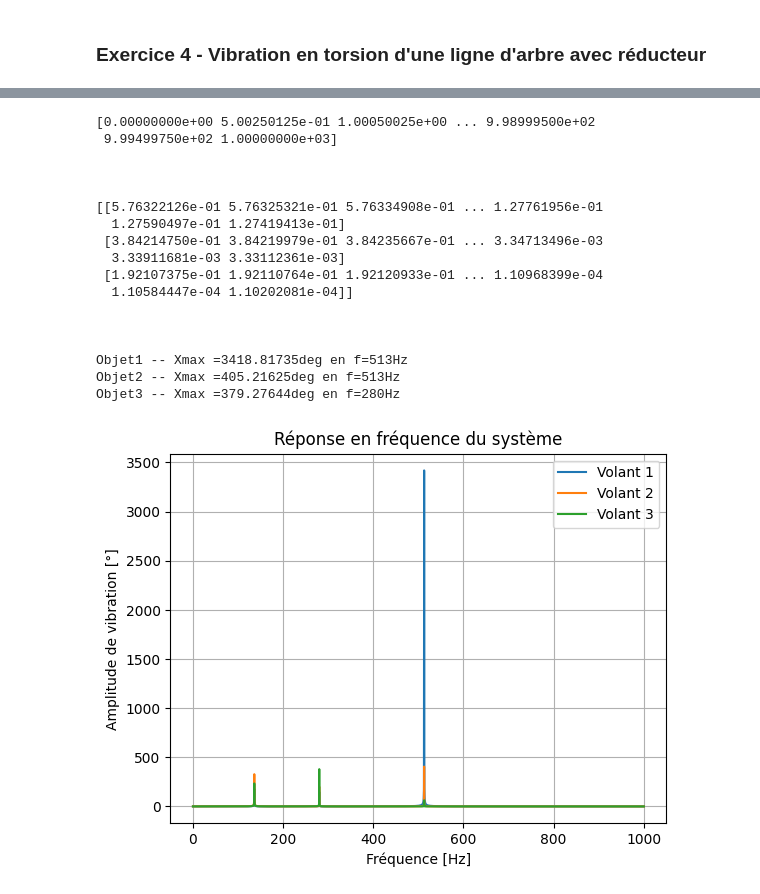
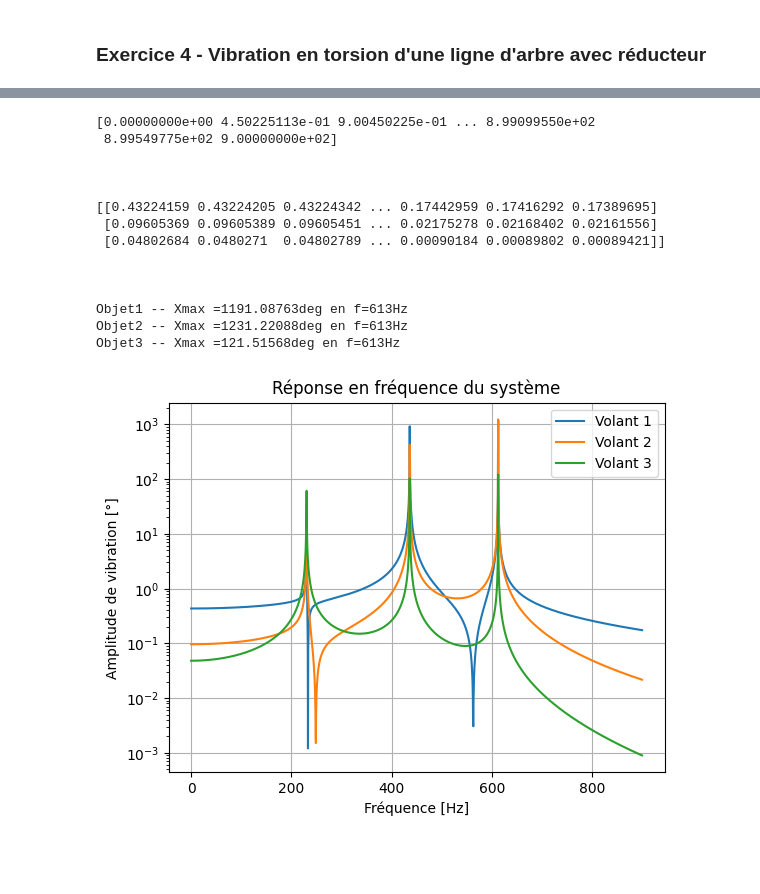
Before and after one commit to Clotilde636/Projet_CSV, a Jupyter notebook: TD02.ipynb, the cells around one changed output, grey strips where cells are left out. Saved outputs shown, nothing was run; the diff lists cells and outputs as text; code cells hidden in the pictures; blank space fills up the shorter version.

```diff
--- a/TD02.ipynb
+++ b/TD02.ipynb
@@ -75,7 +22,3 @@ def modePropre(M,K):
 
     # En théorie il faudrait réorganiser les matrices pour reclasser les modes
     return(valPropre, vecPropre)
-# %%
-A = modePropre(M, K)
-print("Valeurs propres :\n", A[0])
-print("\nVecteurs propres :\n", A[1])
@@ -139,25 +70,3 @@ def repFrequence(M, K, F, fmin, fmax):
             Teta[j][i] = np.abs(Y*convRadDeg)
 
     return(w*convPulsFreq, Teta)
-# %%
-data = repFrequence(M, K, F, 0, 40000)
-print(data[0])
-print("\n\n")
-print(data[1])
-
-for i, ln in enumerate(data[1]):
-    yplt.plot(data[0], ln, label="Volant "+str(i+1))
-yplt.title("Réponse en fréquence du système")
-yplt.grid()
-yplt.xlabel("Fréquence [hz]")
-yplt.ylabel("Amplitude de vibration [°]")
-yplt.legend()
-
-#" - max def = " + max(ln)) + " en f="+ str(np.where(ln == max(ln)[0][0])*convPulsFreq)
-
-print("\n\n")
-for i, ln in enumerate(data[1]):
-    txt = "Objet" + str(i+1) + " -- Xmax ="
-    txt += str(round(max(ln),5)) + "deg en f="
-    txt += str(round(data[0][np.where(ln == max(ln))[0][0]])) + "Hz"
-    print(txt)
@@ -186,10 +74,10 @@ On constate sur ce graphique qu'il n'y a que 2 pics, autour de 8 500Hz et 21 000
 ### Exercice 4 - Vibration en torsion d'une ligne d'arbre avec réducteur
 # %%
 # Définition des constantes
-J = 7.62e-4 #kg.m2
+J = 7.64e-4 #kg.m2
 Kt = 3.73e3 #N.m/rad
 Me = 50 #N.m
-r = 2 #-
+r = -2 #-
 Nddl = 3 #T1, T2, A4
 
 # Définition des matrices
@@ -201,7 +89,7 @@ F = np.zeros(Nddl)
   # Pour K
 
 for i in range (1, Nddl-1):
-    K[i][i] = 2*Kt
+    K[i][i] = Kt*(1+r**2)
     K[i][i-1] = -Kt
     K[i][i+1] = -Kt
 K[0][0] = 2*Kt
@@ -209,14 +97,14 @@ K[0][1] = -Kt
 K[-1][-1] = 2*Kt
 K[-1][-2] = -Kt
 
-print(K)
+print("K:\n", K, "\n")
 
   # Pour M
 M[0][0] = J
-M[1][1] = J*(1+r**2)
+M[1][1] = J+J*r**2/4
 M[2][2] = J*r**2
 
-print(M)
+print("M: \n", M)
 
   # Pour F
 F[0]=Me
@@ -245,41 +136,39 @@ Vecteurs propres :
 # %%
-data = repFrequence(M, K, F, 0, 1000)
+data = repFrequence(M, K, F, 0, 900)
 print(data[0])
 print("\n\n")
 print(data[1])
 
 for i, ln in enumerate(data[1]):
     yplt.plot(data[0], ln, label="Volant "+str(i+1))
 yplt.title("Réponse en fréquence du système")
 yplt.grid()
 yplt.xlabel("Fréquence [Hz]")
 yplt.ylabel("Amplitude de vibration [°]")
 yplt.legend()
 
+yplt.yscale('log')
 #" - max def = " + max(ln)) + " en f="+ str(np.where(ln == max(ln)[0][0])*convPulsFreq)
 
 print("\n\n")
 for i, ln in enumerate(data[1]):
     txt = "Objet" + str(i+1) + " -- Xmax ="
     txt += str(round(max(ln),5)) + "deg en f="
     txt += str(round(data[0][np.where(ln == max(ln))[0][0]])) + "Hz"
     print(txt)
 # %% [output]
-[0.00000000e+00 5.00250125e-01 1.00050025e+00 ... 9.98999500e+02
- 9.99499750e+02 1.00000000e+03]
+[0.00000000e+00 4.50225113e-01 9.00450225e-01 ... 8.99099550e+02
+ 8.99549775e+02 9.00000000e+02]
 
 
 
-[[5.76322126e-01 5.76325321e-01 5.76334908e-01 ... 1.27761956e-01
-  1.27590497e-01 1.27419413e-01]
- [3.84214750e-01 3.84219979e-01 3.84235667e-01 ... 3.34713496e-03
-  3.33911681e-03 3.33112361e-03]
- [1.92107375e-01 1.92110764e-01 1.92120933e-01 ... 1.10968399e-04
-  1.10584447e-04 1.10202081e-04]]
+[[0.43224159 0.43224205 0.43224342 ... 0.17442959 0.17416292 0.17389695]
+ [0.09605369 0.09605389 0.09605451 ... 0.02175278 0.02168402 0.02161556]
+ [0.04802684 0.0480271  0.04802789 ... 0.00090184 0.00089802 0.00089421]]
 
 
 
-Objet1 -- Xmax =3418.81735deg en f=513Hz
-Objet2 -- Xmax =405.21625deg en f=513Hz
-Objet3 -- Xmax =379.27644deg en f=280Hz
+Objet1 -- Xmax =1191.08763deg en f=613Hz
+Objet2 -- Xmax =1231.22088deg en f=613Hz
+Objet3 -- Xmax =121.51568deg en f=613Hz
-[figure, old version]
+[figure, new version]
```
Also changed, not shown: parts of 9 cells of this notebook.
